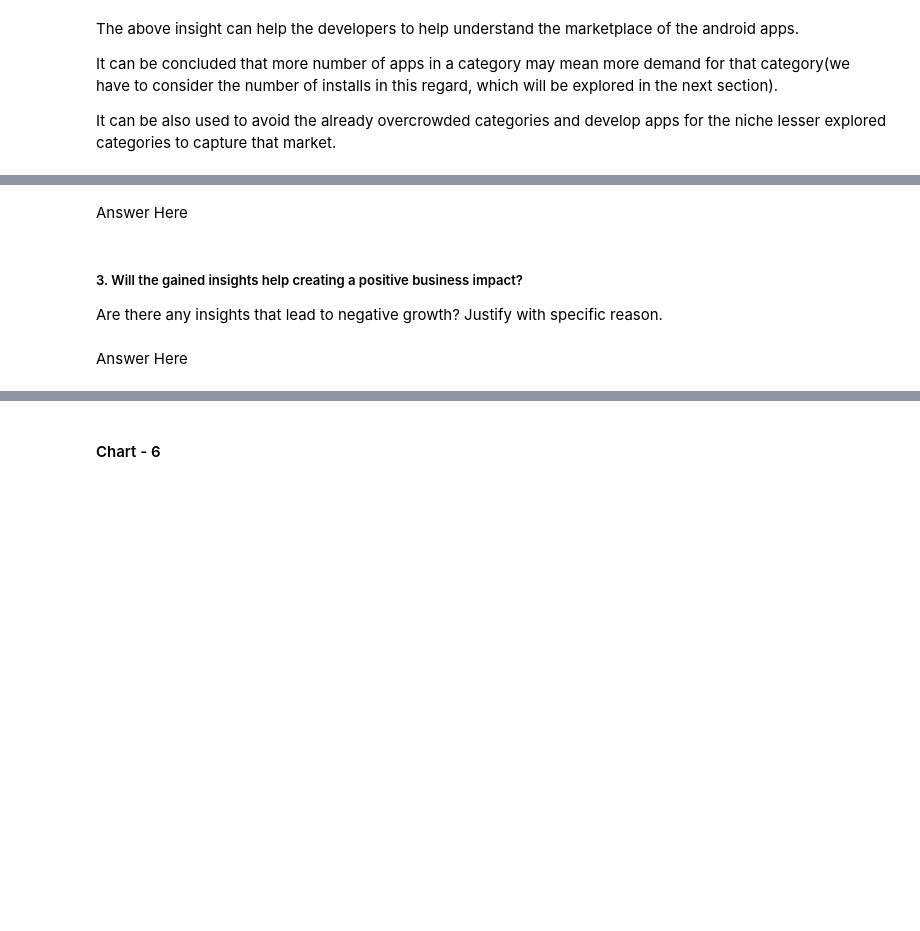
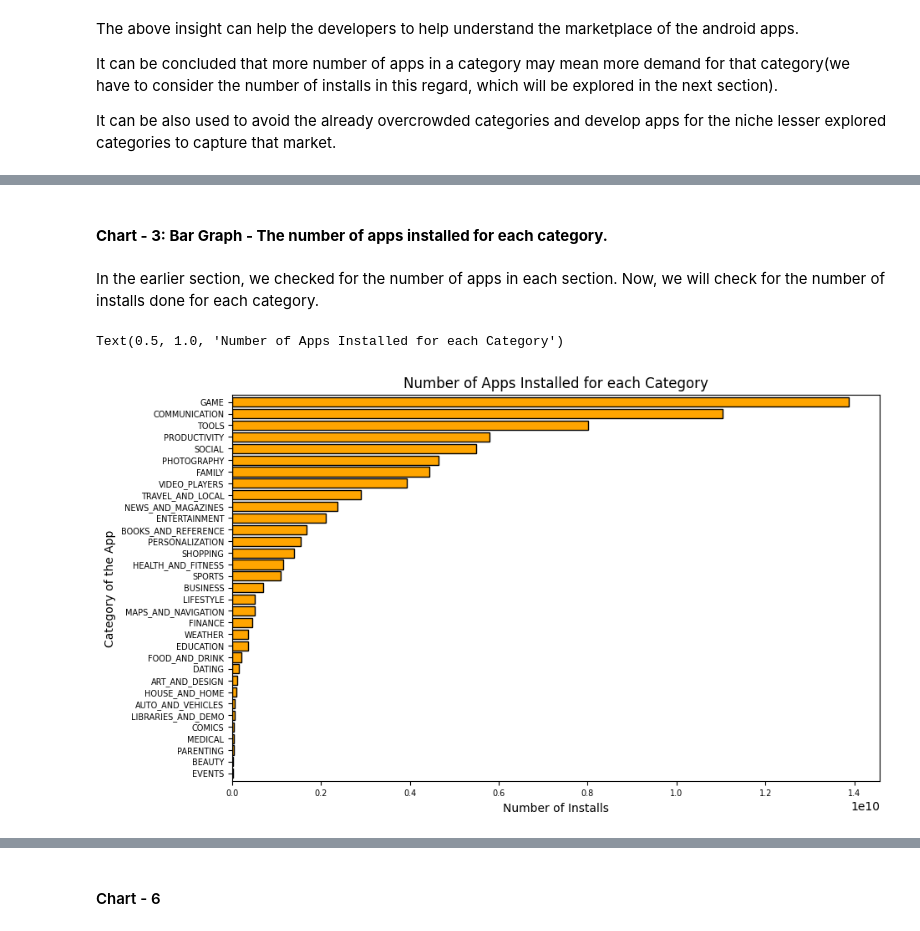
Before and after one commit to dipankarsahu1000/Play-Store-App-Review-Analysis, a Jupyter notebook: Play_Store_App_Review_Analysis.ipynb, the cells around one changed output, grey strips where cells are left out. Saved outputs shown, nothing was run; the diff lists cells and outputs as text; code cells hidden in the pictures; blank space fills up the shorter version.

```diff
--- a/Play_Store_App_Review_Analysis.ipynb
+++ b/Play_Store_App_Review_Analysis.ipynb
@@ -1088,7 +1062,12 @@ Answer Here.
-# %% [markdown]
-Answer Here
-# %% [markdown]
-##### 3. Will the gained insights help creating a positive business impact?
-Are there any insights that lead to negative growth? Justify with specific reason.
-# %% [markdown]
-Answer Here
+# %% [markdown]
+#### **Chart - 3: Bar Graph -  The number of apps installed for each category.**
+# %% [markdown]
+In the earlier section, we checked for the number of apps in each section. Now, we will check for the number of installs done for each category.
+# %%
+ps_df.groupby(['Category'])['Installs'].sum().sort_values().plot.barh(width = 0.8, color = 'orange', edgecolor='black', fontsize = 7,  figsize = (10, 6))
+plt.ylabel('Category of the App', fontsize = 10)
+plt.xlabel('Number of Installs', fontsize = 10)
+plt.title('Number of Apps Installed for each Category', fontsize = 12)
+# %% [output]
+Text(0.5, 1.0, 'Number of Apps Installed for each Category')
+[figure, added]
```
Also changed, not shown: parts of 31 cells of this notebook.
